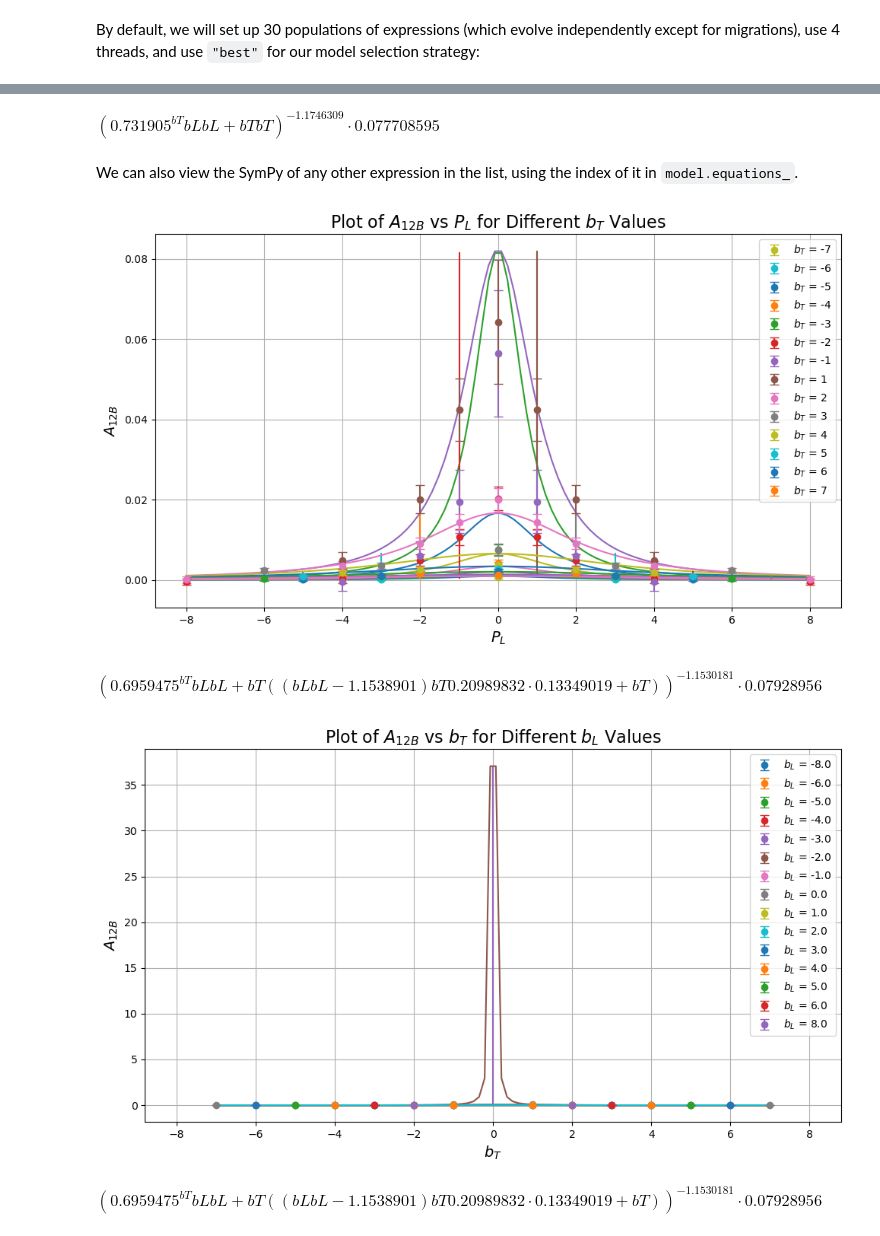
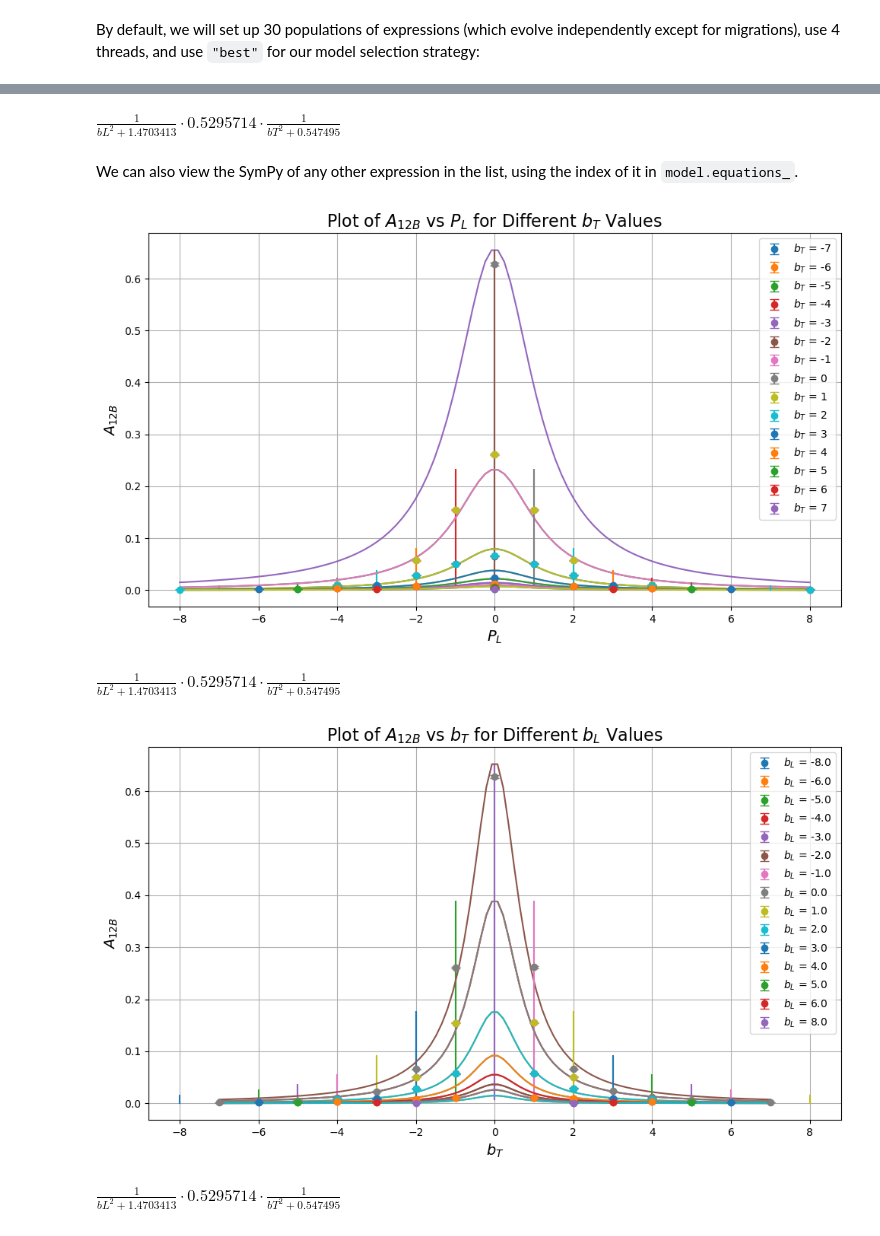
Before and after one commit to Hariprashad-Ravikumar/Sivers_TMD_Lattice_Analysis_Mathematica_PySR, a Jupyter notebook: PySR/A12B_bLbT_each_eta.ipynb, the cells around one changed output, grey strips where cells are left out. Cells and saved outputs as stored; diff of their text form; code cells hidden in the pictures.

```diff
--- a/PySR/A12B_bLbT_each_eta.ipynb
+++ b/PySR/A12B_bLbT_each_eta.ipynb
@@ -41,11 +37,11 @@ import h5py
 # PySR for A12B eta = 8:
 # %%
 
-file_path = "/Users/hariprashadravikumar/sivers_TMD_PhD_project/save_h5_A12B_A2B/eta_PL_bT_Amp_err_withb0.h5"
+file_path = "/Users/hariprashadravikumar/sivers_TMD_PhD_project/save_h5_A12B_A2B/eta_bL_bT_Amp_Re_Im_err.h5"
 P1 = 1
 data_list = []
 with h5py.File(file_path, "r") as h5_file:
-    dataset_name = f"Pl-{P1}/eta_8_PL_bT_A12B_err" #typo in bL : this is not PL
+    dataset_name = f"Pl-{P1}/eta_8_bL_bT_ReA2B_err" #typo in bL : this is not PL
     dataPl = np.array(h5_file[dataset_name])
     data_list.append(dataPl)
 
@@ -205,18 +201,18 @@ extra_sympy_mappings = {
     "beta": lambda x, a, b: ((1 + x)**(a - 1) * (1 - x)**(b - 1))
 }
 
-modelold = PySRRegressor(
+model = PySRRegressor(
     niterations=50,
-    unary_operators=["gaussian(x) = exp(-x^2)", "decay(x) = exp(-x)"],
+    #unary_operators=["gaussian(x) = exp(-x^2)", ],
     binary_operators=["*", "Lorentzian(x, y) = 1/(y + x^2)"],
     extra_sympy_mappings=extra_sympy_mappings,  # Include the custom mappings
     loss_function=custom_loss_function,  # Use the custom loss function
-    nested_constraints = { "gaussian": {"gaussian": 0, "Lorentzian": 0, "decay": 0},"Lorentzian": {"Lorentzian": 0, "gaussian": 0, "decay": 0},  "decay": {"Lorentzian": 0, "gaussian": 0, "decay": 0}},
-    constraints={'gaussian': (-1, 1), 'Lorentzian': (-1, 1), 'decay': (-1, 1)}
+    #nested_constraints = { "Lorentzian": {"Lorentzian": 0, "gaussian": 0, "decay": 0},  "decay": {"Lorentzian": 0, "gaussian": 0, "decay": 0}},
+    constraints={'Lorentzian': (-1, 1)}
 
 )
 
-model = PySRRegressor(
+modelold = PySRRegressor(
     niterations=30,
     #unary_operators=["^"],
     binary_operators=["*", "+", "^"],
@@ -270,11 +266,11 @@ PySRRegressor.equations_ = [
 # %%
-model.sympy(6)
+model.sympy(4)
 # %% [output]
-$\displaystyle \left(0.731905^{bT} bL bL + bT bT\right)^{-1.1746309} \cdot 0.077708595$
+$\displaystyle \frac{1}{bL^{2} + 1.4703413} \cdot 0.5295714 \cdot \frac{1}{bT^{2} + 0.547495}$
 # %% [markdown]
 We can also view the SymPy of any other expression in the list, using the index of it in `model.equations_`.
 # %%
-pick = 12
+pick = 4
 
 
 bL_plot = np.linspace(-8,8, 100)
@@ -288,35 +284,35 @@ for i, bT in enumerate(unique_bT):
     #if bT<1 :
     #    continue
     # Filter data for the current bT value
     mask = bLbT[:, 1] == bT
     bL_values = bLbT[mask, 0]
     A12B_values = A12B[mask]
     A12B_errors = A12Berr[mask]
 
     # Plot with error bars
     plt.errorbar(
         bL_values,
         A12B_values,
         yerr=A12B_errors,
         fmt='o',
         label=f"$b_T$ = {int(bT)}",
         capsize=4
     )
 # Add labels, legend, and grid
 plt.xlabel("$P_{L}$", fontsize=14)
 plt.ylabel("$A_{12B}$", fontsize=14)
 plt.title("Plot of $A_{12B}$ vs $P_L$ for Different $b_T$ Values", fontsize=16)
 plt.legend(fontsize=10)
 plt.grid(True)
 plt.tight_layout()
 plt.show()
 
 
 
 model.sympy(pick)
 # %% [output]
-[figure, old version]
+[figure, new version]
-$\displaystyle \left(0.6959475^{bT} bL bL + bT \left(\left(bL bL - 1.1538901\right) bT 0.20989832 \cdot 0.13349019 + bT\right)\right)^{-1.1530181} \cdot 0.07928956$
+$\displaystyle \frac{1}{bL^{2} + 1.4703413} \cdot 0.5295714 \cdot \frac{1}{bT^{2} + 0.547495}$
 # %%
 
 bT_plot = np.linspace(-7,7, 100)
@@ -356,8 +352,8 @@ plt.show()
 
 model.sympy(pick)
 # %% [output]
-[figure, old version]
+[figure, new version]
-$\displaystyle \left(0.6959475^{bT} bL bL + bT \left(\left(bL bL - 1.1538901\right) bT 0.20989832 \cdot 0.13349019 + bT\right)\right)^{-1.1530181} \cdot 0.07928956$
+$\displaystyle \frac{1}{bL^{2} + 1.4703413} \cdot 0.5295714 \cdot \frac{1}{bT^{2} + 0.547495}$
 # %%
 model.equations_[["complexity", "loss", "equation"]]
 # %% [output]
```
Also changed, not shown: parts of 6 cells of this notebook, 13 other files.
